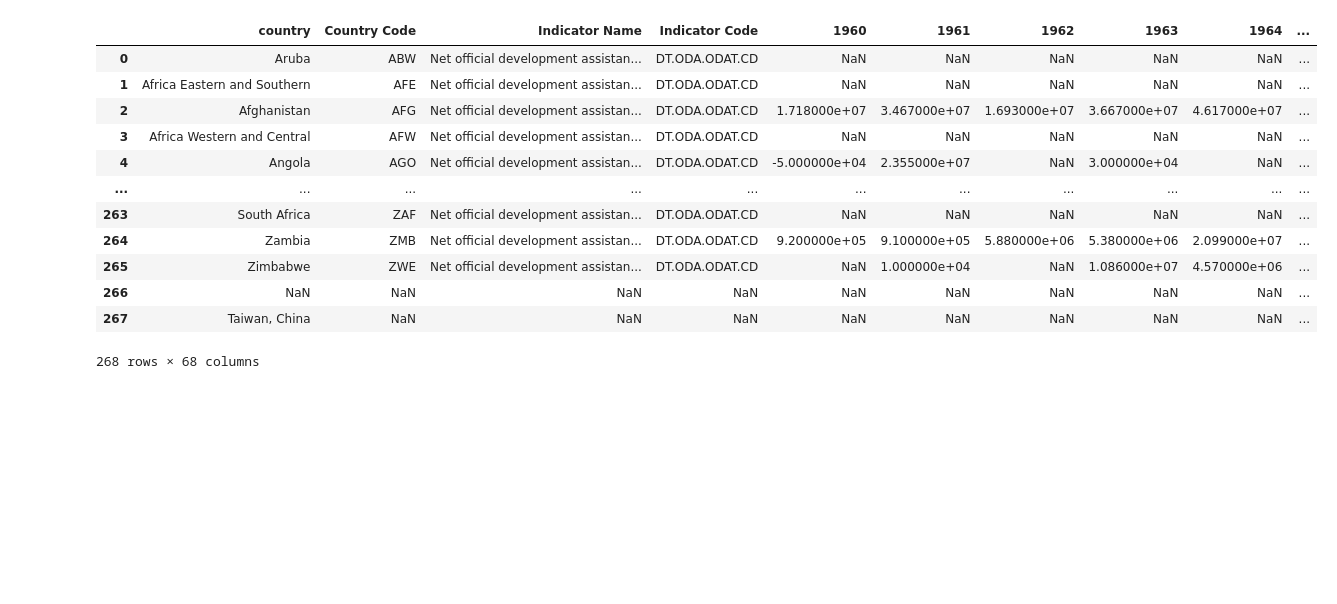
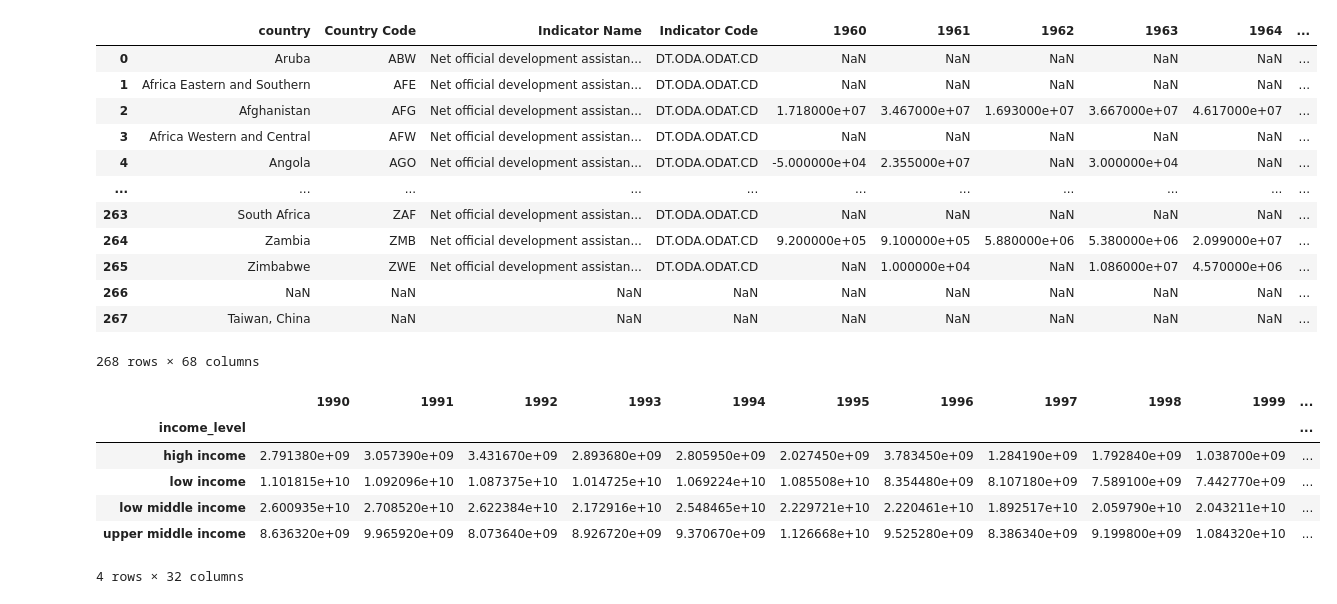
Before and after one commit to kellywaldro/remittances, a Jupyter notebook: merging.ipynb, the cells around one changed output. Saved outputs shown, nothing was run; the diff lists cells and outputs as text; code cells hidden in the pictures; blank space fills up the shorter version.

```diff
--- a/merging.ipynb
+++ b/merging.ipynb
@@ -371,0 +368,10 @@ grouped_oda_df = oda_df.groupby('income_level').sum()
+# %%
+oda_df
+# %% [output]
+|  | 1990 | 1991 | 1992 | 1993 | 1994 | 1995 | 1996 | 1997 | 1998 | 1999 | ... |
+| income_level |  |  |  |  |  |  |  |  |  |  | ... |
+| high income | 2.791380e+09 | 3.057390e+09 | 3.431670e+09 | 2.893680e+09 | 2.805950e+09 | 2.027450e+09 | 3.783450e+09 | 1.284190e+09 | 1.792840e+09 | 1.038700e+09 | ... |
+| low income | 1.101815e+10 | 1.092096e+10 | 1.087375e+10 | 1.014725e+10 | 1.069224e+10 | 1.085508e+10 | 8.354480e+09 | 8.107180e+09 | 7.589100e+09 | 7.442770e+09 | ... |
+| low middle income | 2.600935e+10 | 2.708520e+10 | 2.622384e+10 | 2.172916e+10 | 2.548465e+10 | 2.229721e+10 | 2.220461e+10 | 1.892517e+10 | 2.059790e+10 | 2.043211e+10 | ... |
+| upper middle income | 8.636320e+09 | 9.965920e+09 | 8.073640e+09 | 8.926720e+09 | 9.370670e+09 | 1.126668e+10 | 9.525280e+09 | 8.386340e+09 | 9.199800e+09 | 1.084320e+10 | ... |
+4 rows × 32 columns
```
Also changed, not shown: parts of 14 cells of this notebook, 1 other file.
